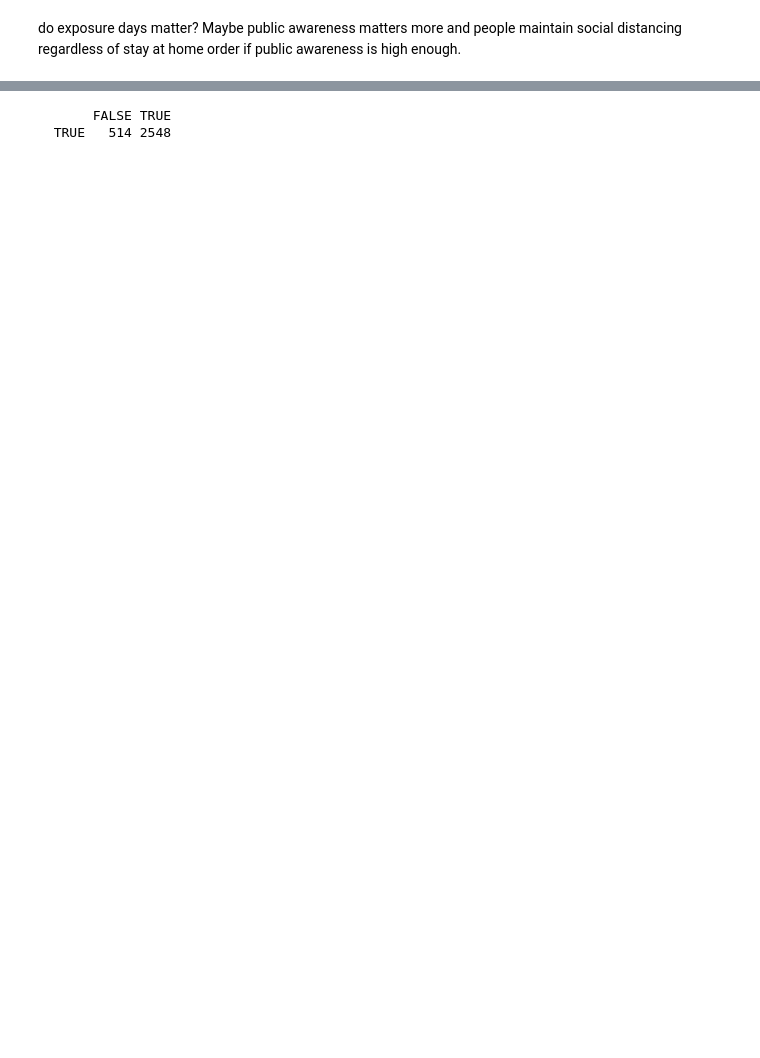
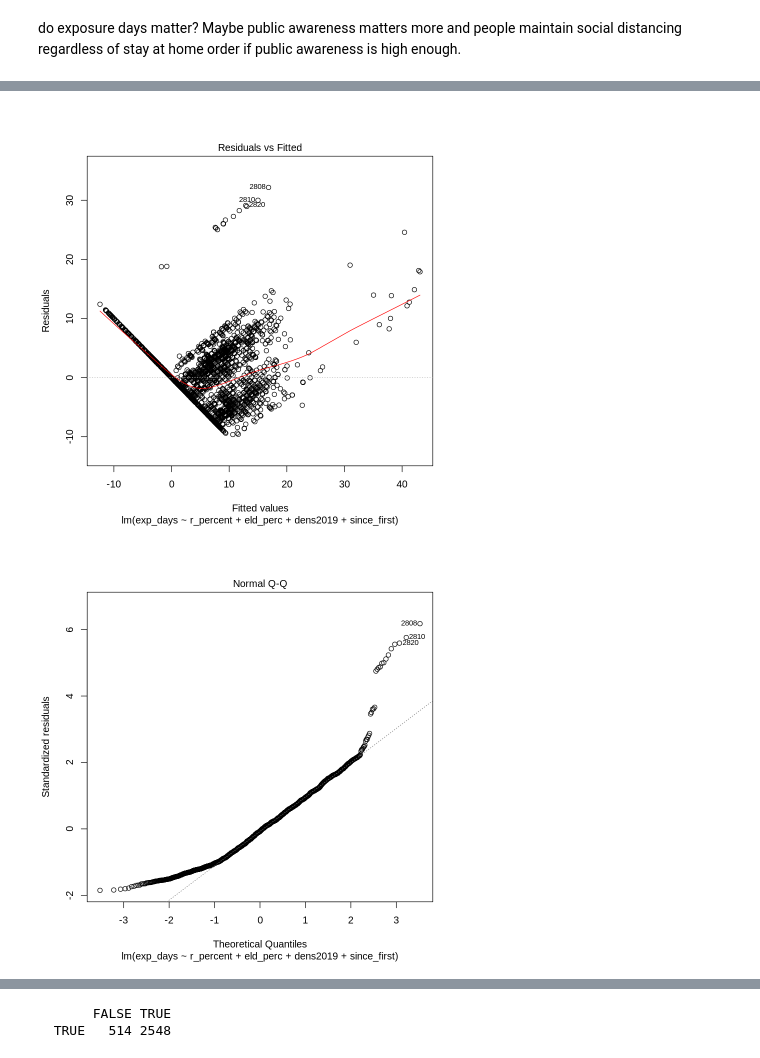
Before and after one commit to MLBurnham/503_covid, a Jupyter notebook: analysis.ipynb, the cells around one changed output, grey strips where cells are left out. Saved outputs shown, nothing was run; the diff lists cells and outputs as text; code cells hidden in the pictures; blank space fills up the shorter version.

```diff
--- a/analysis.ipynb
+++ b/analysis.ipynb
@@ -254,0 +263,6 @@ F-statistic: 312.5 on 3 and 2750 DF,  p-value: < 2.2e-16
+# %%
+# neg dist from stayhome coeff means the earlier your county had a case, the more exposure days you are likely to have
+exp1A <- lm(exp_days ~  r_percent + eld_perc  + dens2019 + since_first, data = df[df$stayhome_issued == 1,])
+summary(exp1A)
+
+vif(exp1A)
@@ -254,0 +289,5 @@ F-statistic: 312.5 on 3 and 2750 DF,  p-value: < 2.2e-16
+# %%
+plot(exp1A)
+# %% [output]
+[figure, added]
+[figure, added]
```
Also changed, not shown: parts of 25 cells of this notebook, 2 other files.
